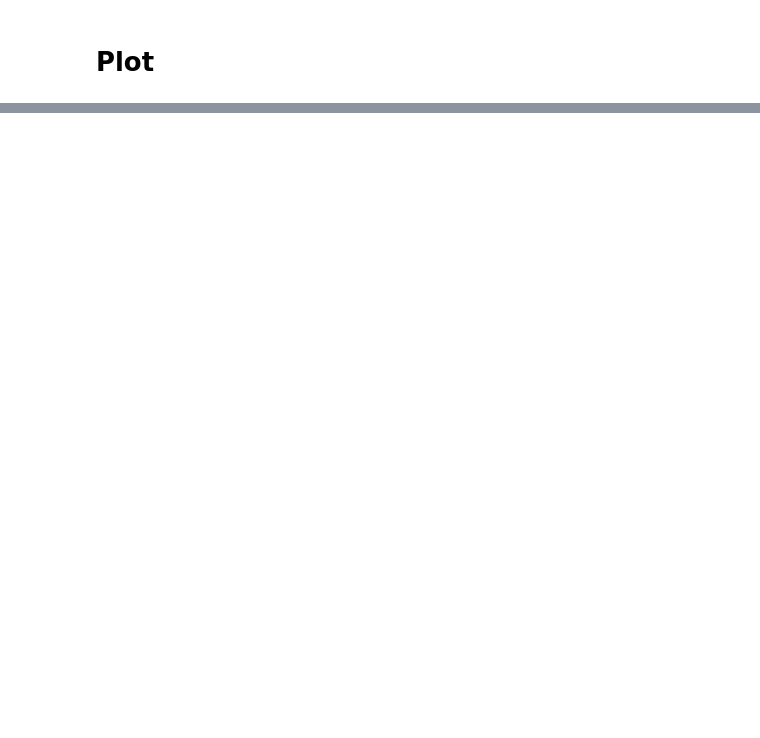
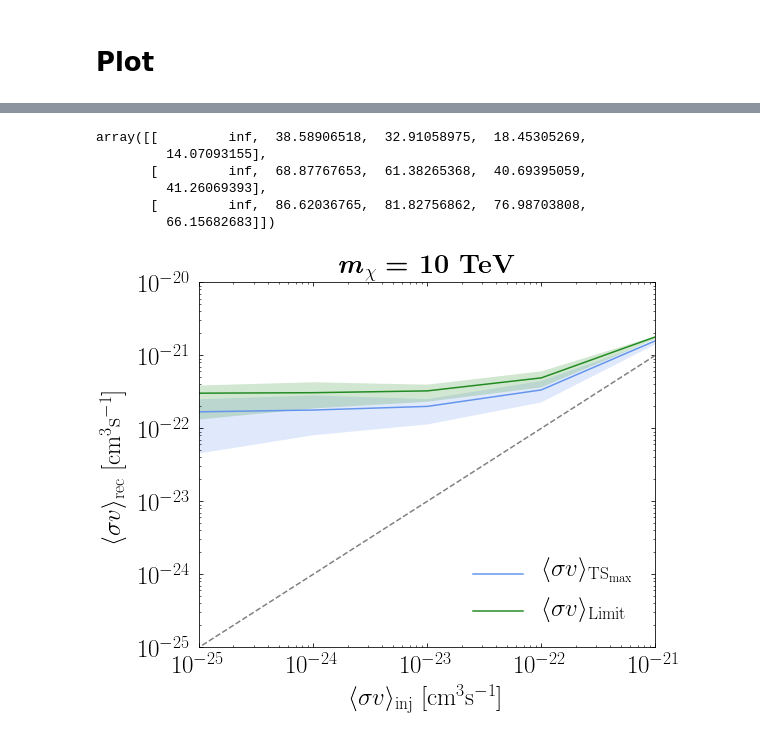
Before and after one commit to jeansom/DM-Catalog-Scan, a Jupyter notebook: Scan-Small-ROI/notebooks/Plot_DS_inj10TeV_loc1.ipynb, the cells around one changed output, grey strips where cells are left out. Cells and saved outputs as stored; diff of their text form; code cells hidden in the pictures; blank space fills up the shorter version.

```diff
--- a/Scan-Small-ROI/notebooks/Plot_DS_inj10TeV_loc1.ipynb
+++ b/Scan-Small-ROI/notebooks/Plot_DS_inj10TeV_loc1.ipynb
@@ -14,3 +17,5 @@ from plot import LimitPlot
+# %%
+plots_dir = "/tigress/nrodd/DM-Catalog-Scan/Scan-Small-ROI/plots_darksky/"
 # %% [markdown]
 # Plot
 # %%
@@ -18,6 +23,7 @@ nmc = 20
 
 xsec_max_ary = np.zeros((5,nmc))
 limit_ary = np.zeros((5,nmc))
+maxts_ary = np.zeros((5,nmc))
 
 for idm, dm in enumerate(tqdm_notebook([1,3,5,7,9])):
     plot_mc = LimitPlot(data_dir='/tigress/nrodd/DM-Catalog-Scan/Scan-Small-ROI/data/DarkSky_sid_loc0_inj10000_dm' + str(dm)+'/',
@@ -34,10 +40,12 @@ for idm, dm in enumerate(tqdm_notebook([1,3,5,7,9])):
                         TS100=9,
                         TS1000=9,
                         elephantm = [52]) # 52 for 10 TeV
-    limit_ary_temp, xsec_max_ary_temp = plot_mc.return_limits()
+    limit_ary_temp, xsec_max_ary_temp, maxts_ary_temp = plot_mc.return_limits()
 
     xsec_max_ary[idm] = xsec_max_ary_temp[-1,52,:]
     limit_ary[idm] = limit_ary_temp[-1,52,:]
+    maxts_ary[idm] = maxts_ary_temp[-1,52,:]
 
-xsec_max = np.log10(np.percentile(xsec_max_ary[:10], [16,50,84], axis=1))
-lims = np.log10(np.percentile(10**limit_ary[:10], [16,50,84], axis=1))
+xsec_max = np.log10(np.percentile(xsec_max_ary, [16,50,84], axis=1))
+lims = np.log10(np.percentile(10**limit_ary, [16,50,84], axis=1))
+maxtss = np.percentile(10**maxts_ary, [16,50,84], axis=1)
@@ -44,12 +73,34 @@ lims = np.log10(np.percentile(10**limit_ary[:10], [16,50,84], axis=1))
+# %%
+np.log10(maxtss)
+# %% [output]
+array([[         inf,  38.58906518,  32.91058975,  18.45305269,
+         14.07093155],
+       [         inf,  68.87767653,  61.38265368,  40.69395059,
+         41.26069393],
+       [         inf,  86.62036765,  81.82756862,  76.98703808,
+         66.15682683]])
 # %%
-plt.plot(np.arange(-21,-26,-1),  xsec_max[1], label='maxTS')
-plt.fill_between(np.arange(-21,-26,-1),  xsec_max[0], xsec_max[2], alpha=0.2)
-plt.plot(np.arange(-21,-26,-1),  lims[1], label='Limit')
-plt.fill_between(np.arange(-21,-26,-1),  lims[0], lims[2], alpha=0.2)
-plt.plot([-26,-20],[-26,-20],ls='--', color='grey')
-plt.xlabel("$\langle \sigma v \\rangle_\mathrm{inj}$ [cm$^3$s$^{-1}$]")
-plt.ylabel("$\langle \sigma v \\rangle_\mathrm{rec}$ [cm$^3$s$^{-1}$]")
-plt.ylim(-26,-20)
-plt.xlim(-26,-20)
-plt.legend()
+plot_h = 10/1.2
+plot_w = 8/1.2
+
+fig, ax = plt.subplots(1, figsize=(plot_h, plot_w))
+plt.plot(np.logspace(-21,-25,5),  10**xsec_max[1], label='$\langle\sigma v \\rangle_\mathrm{TS_{max}}$')
+plt.fill_between(np.logspace(-21,-25,5),  10**xsec_max[0], 10**xsec_max[2], alpha=0.2)
+plt.plot(np.logspace(-21,-25,5),  10**lims[1], label='$\langle\sigma v \\rangle_\mathrm{Limit}$')
+plt.fill_between(np.logspace(-21,-25,5),  10**lims[0], 10**lims[2], alpha=0.2)
+plt.plot([10**-26,10**-20],[10**-26,10**-20],ls='--', color='grey')
+plt.xlabel("$\langle \sigma v \\rangle_\mathrm{inj}$ [cm$^3$s$^{-1}$]", fontsize=25)
+plt.ylabel("$\langle \sigma v \\rangle_\mathrm{rec}$ [cm$^3$s$^{-1}$]", fontsize=25)
+plt.ylim(10**-25,10**-20)
+plt.xlim(10**-25,10**-21)
+plt.xticks(fontsize=25);
+plt.yticks(fontsize=25);
+plt.yscale("log")
+plt.xscale("log")
+plt.legend(ncol=1,fancybox=True,facecolor='none',frameon=False, loc='lower right', fontsize=25)
+plt.title("\\textbf{\emph{m}}$\mathbf{_\chi}$ \\textbf{= 10 TeV}", fontsize=27)
+plt.tight_layout()
+plt.savefig(plots_dir + "signal_recovery_10TeV.pdf")
 plt.show()
+# %% [output]
+[figure, added]
```
Also changed, not shown: parts of 4 cells of this notebook, 52 other files.
